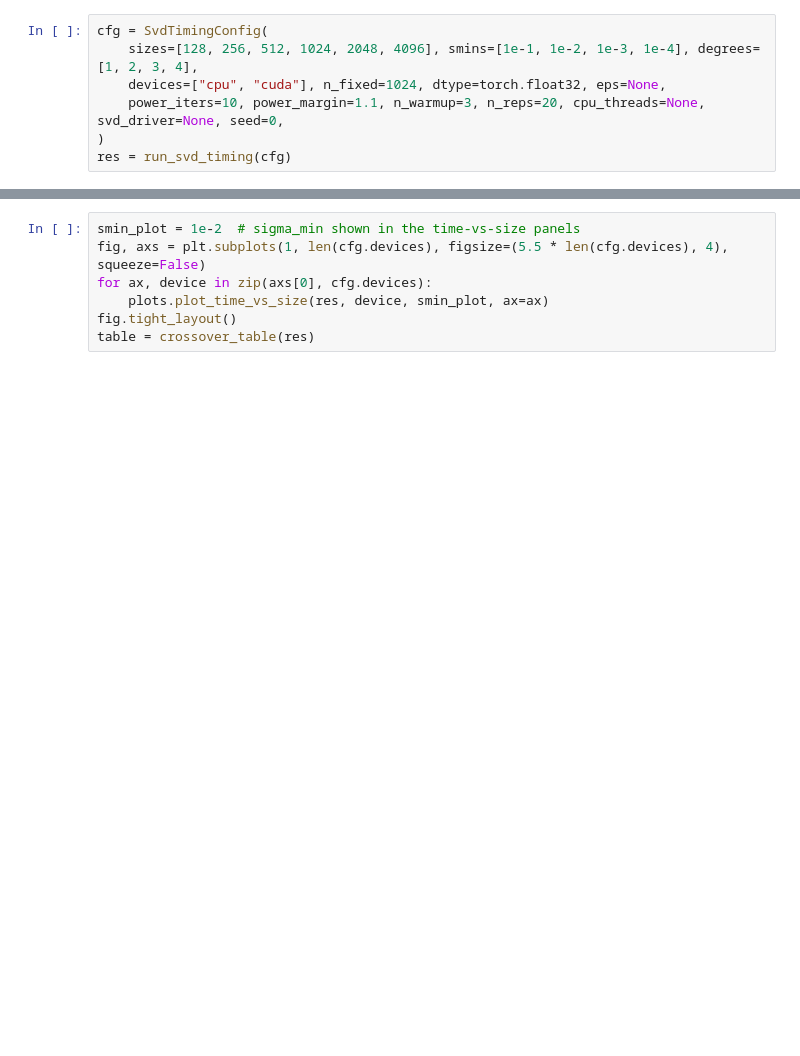
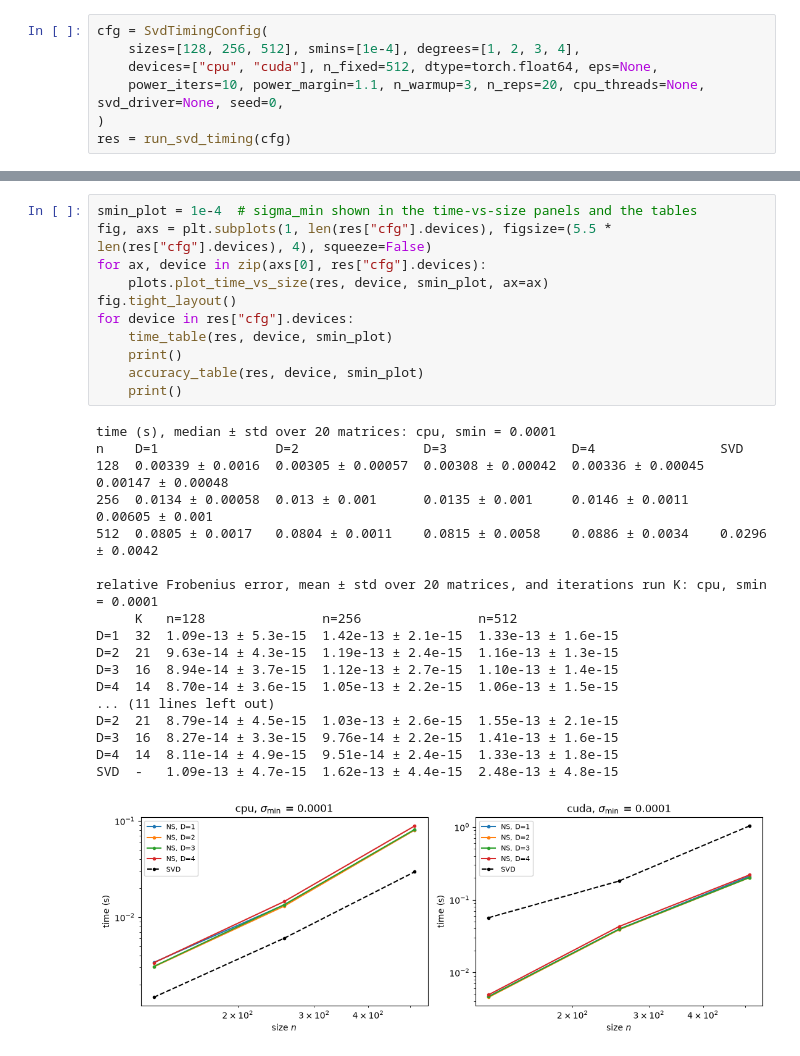
Before and after one commit to ElRiccio/code_stageM2, a Jupyter notebook: notebooks/exp4_svd_timing.ipynb, the cells around one changed output, grey strips where cells are left out. Saved outputs shown, nothing was run; the diff lists cells and outputs as text; blank space fills up the shorter version.

```diff
--- a/notebooks/exp4_svd_timing.ipynb
+++ b/notebooks/exp4_svd_timing.ipynb
@@ -13,8 +13,8 @@ from experiments.svd_timing import SvdTimingConfig, run_svd_timing, crossover_ta
 %matplotlib inline
 # %%
 cfg = SvdTimingConfig(
-    sizes=[128, 256, 512, 1024, 2048, 4096], smins=[1e-1, 1e-2, 1e-3, 1e-4], degrees=[1, 2, 3, 4],
-    devices=["cpu", "cuda"], n_fixed=1024, dtype=torch.float32, eps=None,
+    sizes=[128, 256, 512], smins=[1e-4], degrees=[1, 2, 3, 4],
+    devices=["cpu", "cuda"], n_fixed=512, dtype=torch.float64, eps=None,
     power_iters=10, power_margin=1.1, n_warmup=3, n_reps=20, cpu_threads=None, svd_driver=None, seed=0,
 )
 res = run_svd_timing(cfg)
@@ -21,8 +31,31 @@ res = run_svd_timing(cfg)
 # %%
-smin_plot = 1e-2  # sigma_min shown in the time-vs-size panels
-fig, axs = plt.subplots(1, len(cfg.devices), figsize=(5.5 * len(cfg.devices), 4), squeeze=False)
-for ax, device in zip(axs[0], cfg.devices):
+smin_plot = 1e-4  # sigma_min shown in the time-vs-size panels and the tables
+fig, axs = plt.subplots(1, len(res["cfg"].devices), figsize=(5.5 * len(res["cfg"].devices), 4), squeeze=False)
+for ax, device in zip(axs[0], res["cfg"].devices):
     plots.plot_time_vs_size(res, device, smin_plot, ax=ax)
 fig.tight_layout()
-table = crossover_table(res)
+for device in res["cfg"].devices:
+    time_table(res, device, smin_plot)
+    print()
+    accuracy_table(res, device, smin_plot)
+    print()
+# %% [output]
+time (s), median ± std over 20 matrices: cpu, smin = 0.0001
+n    D=1               D=2                D=3                D=4                SVD
+128  0.00339 ± 0.0016  0.00305 ± 0.00057  0.00308 ± 0.00042  0.00336 ± 0.00045  0.00147 ± 0.00048
+256  0.0134 ± 0.00058  0.013 ± 0.001      0.0135 ± 0.001     0.0146 ± 0.0011    0.00605 ± 0.001
+512  0.0805 ± 0.0017   0.0804 ± 0.0011    0.0815 ± 0.0058    0.0886 ± 0.0034    0.0296 ± 0.0042
+
+relative Frobenius error, mean ± std over 20 matrices, and iterations run K: cpu, smin = 0.0001
+     K   n=128               n=256               n=512
+D=1  32  1.09e-13 ± 5.3e-15  1.42e-13 ± 2.1e-15  1.33e-13 ± 1.6e-15
+D=2  21  9.63e-14 ± 4.3e-15  1.19e-13 ± 2.4e-15  1.16e-13 ± 1.3e-15
+D=3  16  8.94e-14 ± 3.7e-15  1.12e-13 ± 2.7e-15  1.10e-13 ± 1.4e-15
+D=4  14  8.70e-14 ± 3.6e-15  1.05e-13 ± 2.2e-15  1.06e-13 ± 1.5e-15
+... (11 lines left out)
+D=2  21  8.79e-14 ± 4.5e-15  1.03e-13 ± 2.6e-15  1.55e-13 ± 2.1e-15
+D=3  16  8.27e-14 ± 3.3e-15  9.76e-14 ± 2.2e-15  1.41e-13 ± 1.6e-15
+D=4  14  8.11e-14 ± 4.9e-15  9.51e-14 ± 2.4e-15  1.33e-13 ± 1.8e-15
+SVD  -   1.09e-13 ± 4.7e-15  1.62e-13 ± 4.4e-15  2.48e-13 ± 4.8e-15
+[figure, added]
 # %%
```
Also changed, not shown: parts of 4 cells of this notebook, 8 other files.
